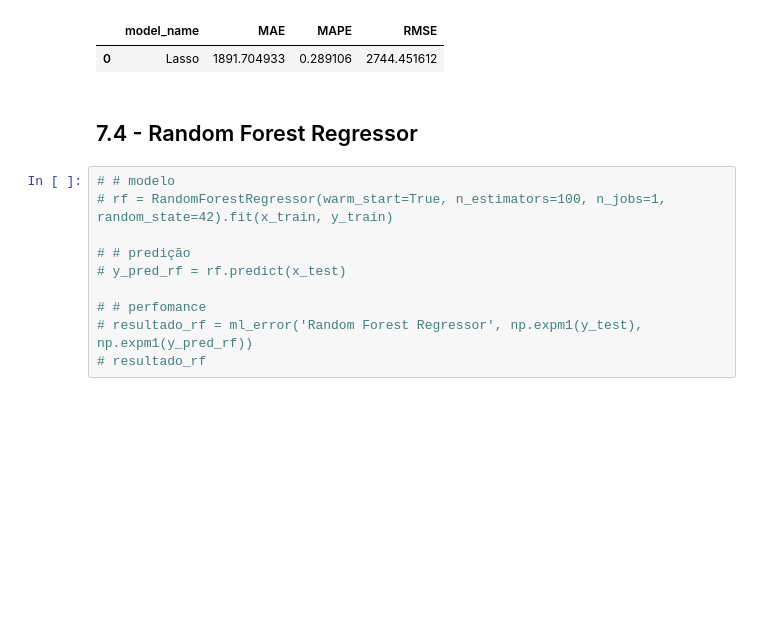
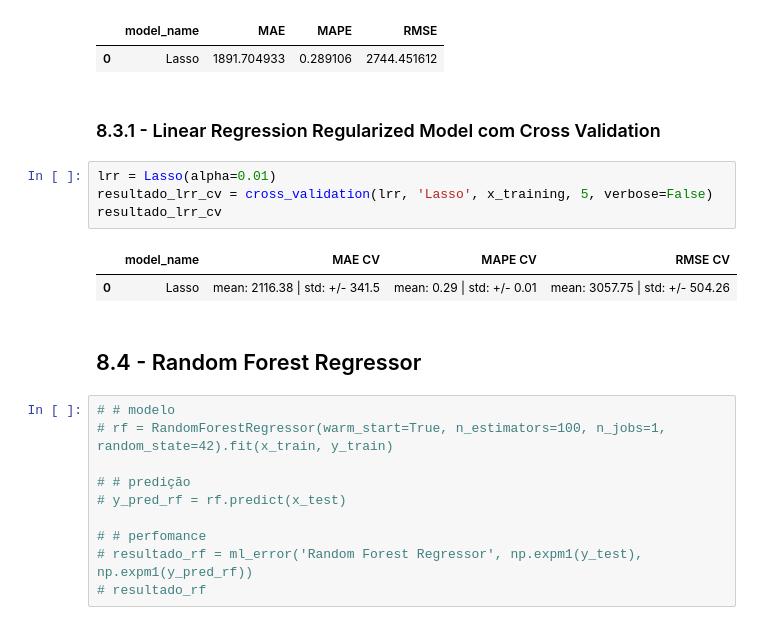
Before and after one commit to jhonatanmarques92/rossmann_sales_prediction, a Jupyter notebook: modulo_7_store_sales_prediction.ipynb, the cells around one changed output. Cells and saved outputs as stored; diff of their text form; blank space fills up the shorter version.

```diff
--- a/modulo_7_store_sales_prediction.ipynb
+++ b/modulo_7_store_sales_prediction.ipynb
@@ -977,8 +989,17 @@ resultado_lrr
 # %% [output]
 |  | model_name | MAE | MAPE | RMSE |
 | 0 | Lasso | 1891.704933 | 0.289106 | 2744.451612 |
+# %% [markdown]
+### 8.3.1 - Linear Regression Regularized Model com Cross Validation
+# %%
+lrr = Lasso(alpha=0.01)
+resultado_lrr_cv = cross_validation(lrr, 'Lasso', x_training, 5, verbose=False)
+resultado_lrr_cv
+# %% [output]
+|  | model_name | MAE CV | MAPE CV | RMSE CV |
+| 0 | Lasso | mean: 2116.38 | std: +/- 341.5 | mean: 0.29 | std: +/- 0.01 | mean: 3057.75 | std: +/- 504.26 |
 # %% [markdown]
-## 7.4 -  Random Forest Regressor
+## 8.4 -  Random Forest Regressor
 # %%
 # # modelo
 # rf = RandomForestRegressor(warm_start=True, n_estimators=100, n_jobs=1, random_state=42).fit(x_train, y_train)
```
Also changed, not shown: parts of 23 cells of this notebook.
